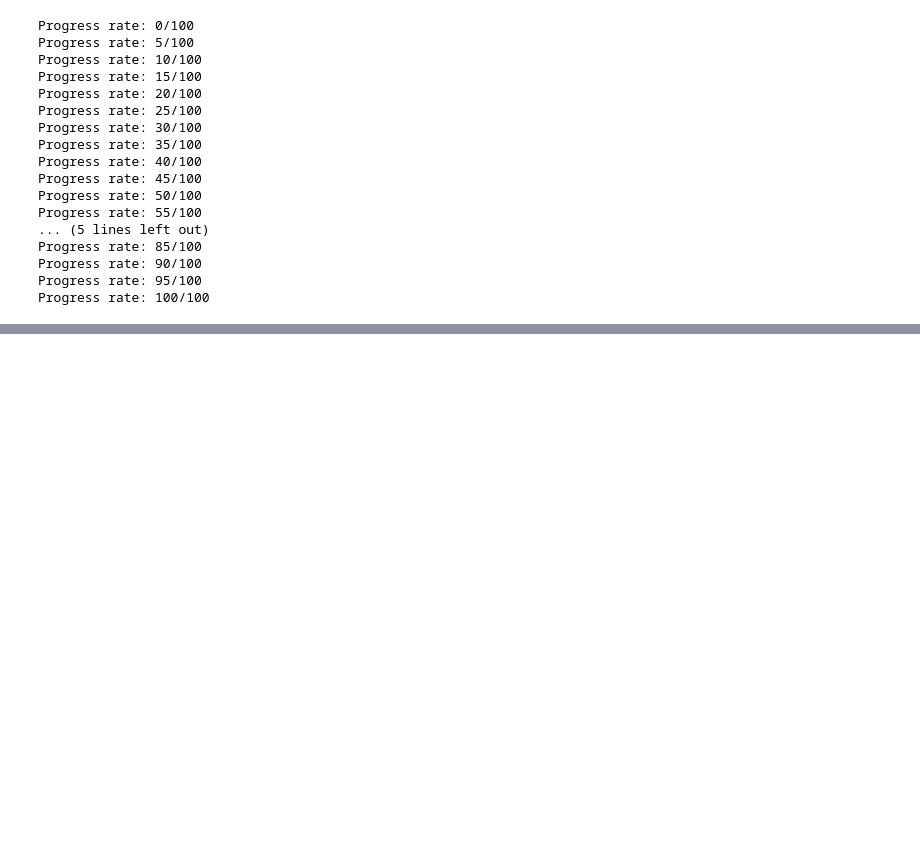
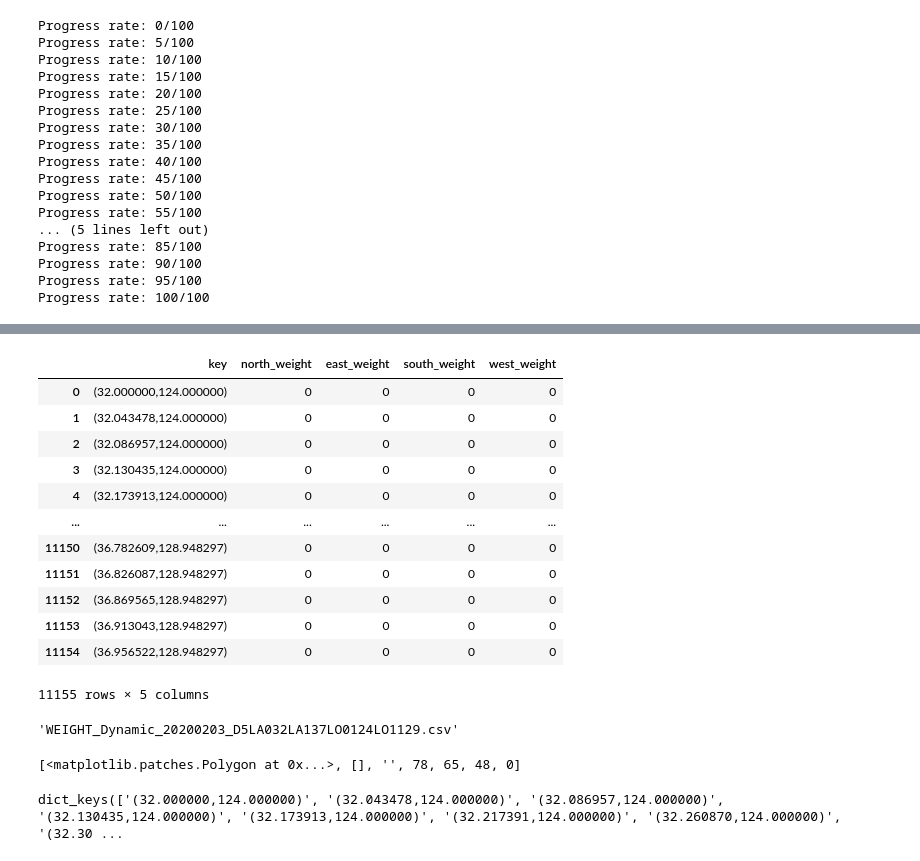
Before and after one commit to Predicting-marine-traffic-conditions/Predict-Maritime-Congestion_Sol2, a Jupyter notebook: GridRouteWeight.ipynb, the cells around one changed output, grey strips where cells are left out. Drawn from its saved outputs; the diff is of its cells as text; code cells hidden in the pictures; blank space fills up the shorter version.

```diff
--- a/GridRouteWeight.ipynb
+++ b/GridRouteWeight.ipynb
@@ -203,0 +215,54 @@ plt.show()
+# %%
+for mmsi in mmsis:
+    pais = ais_dict[mmsi]
+    plat = copy.deepcopy(pais.위도.tolist())
+    plon = copy.deepcopy(pais.경도.tolist())
+
+    klat = plat.pop(0)
+    klon = plon.pop(0)
+    key = '(%f,%f)'%(find_grid_key(grid_lat, klat), find_grid_key(grid_lon, klon))
+
+    while(len(plat) > 0):
+        tklat = plat.pop(0)
+        tklon = plon.pop(0)
+        tkey = '(%f,%f)'%(find_grid_key(grid_lat, tklat), find_grid_key(grid_lon, tklon))
+
+        if(key == tkey):
+            continue
+        if (klat < tklat):
+            grid_map[key][3] += 1
+        elif (klon < tklon):
+            grid_map[key][4] += 1
+        elif (klat > tklat):
+            grid_map[key][5] += 1
+        elif (klon > tklon):
+            grid_map[key][6] += 1
+
+        klat = tklat
+        klon = tklon
+        key = '(%f,%f)'%(find_grid_key(grid_lat, klat), find_grid_key(grid_lon, klon))
+# %%
+rkeys = grid_map.keys()
+raw_data = {'key' : rkeys,
+            'north_weight' : [grid_map[k][3] for k in rkeys],
+            'east_weight' : [grid_map[k][4] for k in rkeys],
+            'south_weight' : [grid_map[k][5] for k in rkeys],
+            'west_weight' : [grid_map[k][6] for k in rkeys],
+           }
+weight_df = pd.DataFrame(raw_data)
+# %%
+weight_df
+# %% [output]
+|  | key | north_weight | east_weight | south_weight | west_weight |
+| 0 | (32.000000,124.000000) | 0 | 0 | 0 | 0 |
+| 1 | (32.043478,124.000000) | 0 | 0 | 0 | 0 |
+| 2 | (32.086957,124.000000) | 0 | 0 | 0 | 0 |
+| 3 | (32.130435,124.000000) | 0 | 0 | 0 | 0 |
+| 4 | (32.173913,124.000000) | 0 | 0 | 0 | 0 |
+| ... | ... | ... | ... | ... | ... |
+| 11150 | (36.782609,128.948297) | 0 | 0 | 0 | 0 |
+| 11151 | (36.826087,128.948297) | 0 | 0 | 0 | 0 |
+| 11152 | (36.869565,128.948297) | 0 | 0 | 0 | 0 |
+| 11153 | (36.913043,128.948297) | 0 | 0 | 0 | 0 |
+| 11154 | (36.956522,128.948297) | 0 | 0 | 0 | 0 |
+11155 rows × 5 columns
@@ -203,0 +277,4 @@ plt.show()
+# %%
+file_path
+# %% [output]
+'WEIGHT_Dynamic_20200203_D5LA032LA137LO0124LO1129.csv'
@@ -203,0 +283,8 @@ plt.show()
+# %%
+grid_map['(34.869565,127.760097)']
+# %% [output]
+[<matplotlib.patches.Polygon at 0x...>, [], '', 78, 65, 48, 0]
+# %%
+grid_map.keys()
+# %% [output]
+dict_keys(['(32.000000,124.000000)', '(32.043478,124.000000)', '(32.086957,124.000000)', '(32.130435,124.000000)', '(32.173913,124.000000)', '(32.217391,124.000000)', '(32.260870,124.000000)', '(32.30 ...
```
Also changed, not shown: parts of 6 cells of this notebook, 2 other files.
